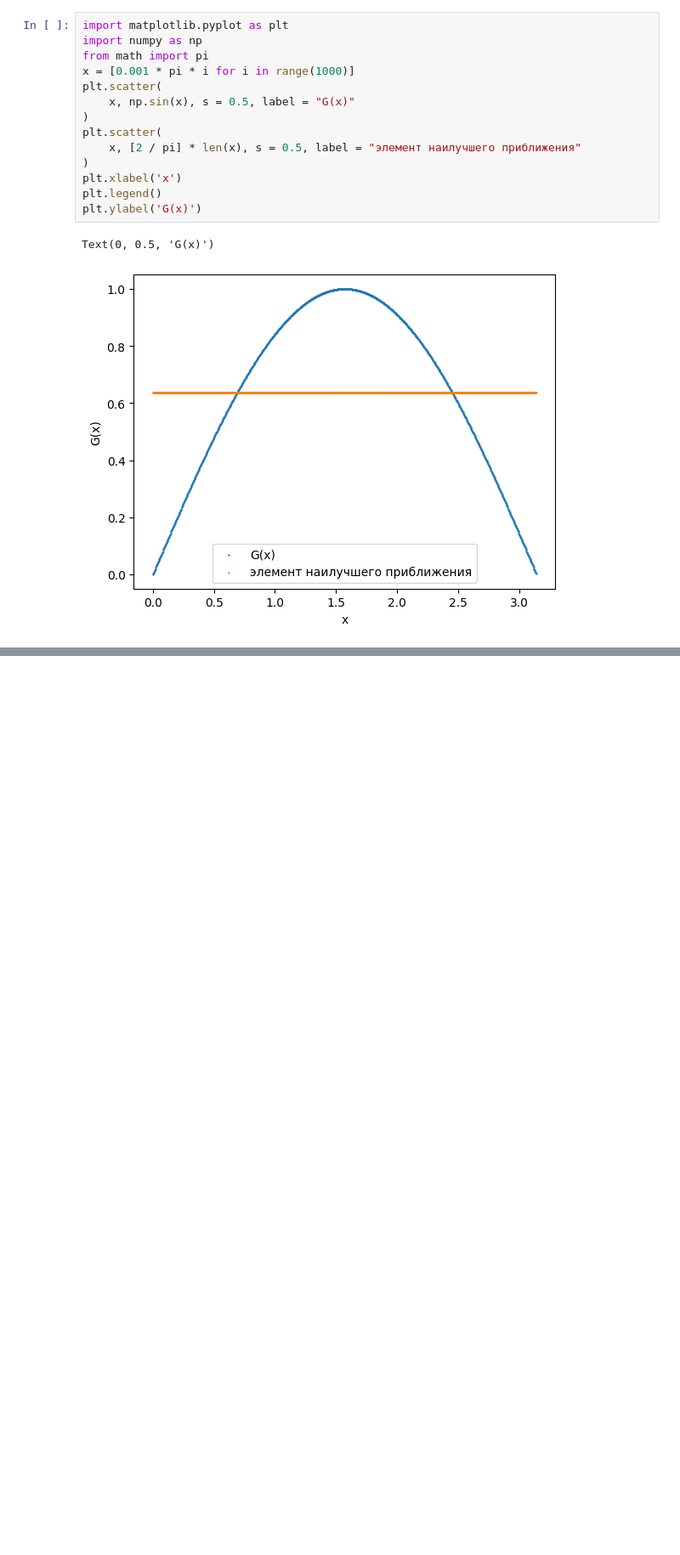
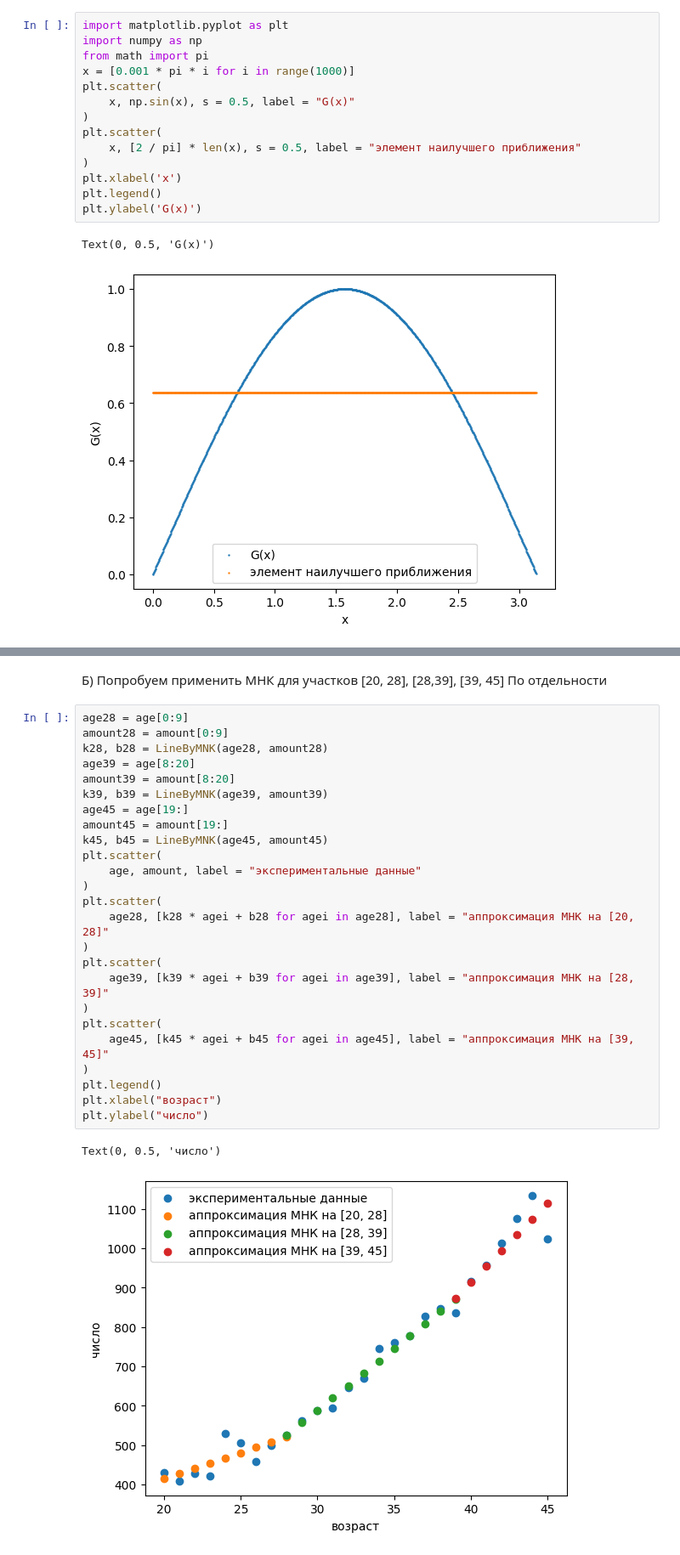
Before and after one commit to stas1404/-, a Jupyter notebook: hoMework3.ipynb, the cells around one changed output, grey strips where cells are left out. Shown at 85% size. Drawn from its saved outputs; the diff is of its cells as text; blank space fills up the shorter version.

```diff
--- a/hoMework3.ipynb
+++ b/hoMework3.ipynb
@@ -72,0 +170,30 @@ Text(0, 0.5, 'G(x)')
+# %% [markdown]
+Б) Попробуем применить МНК для участков [20, 28], [28,39], [39, 45] По отдельности
+# %%
+age28 = age[0:9]
+amount28 = amount[0:9]
+k28, b28 = LineByMNK(age28, amount28)
+age39 = age[8:20]
+amount39 = amount[8:20]
+k39, b39 = LineByMNK(age39, amount39)
+age45 = age[19:]
+amount45 = amount[19:]
+k45, b45 = LineByMNK(age45, amount45)
+plt.scatter(
+    age, amount, label = "экспериментальные данные"
+)
+plt.scatter(
+    age28, [k28 * agei + b28 for agei in age28], label = "аппроксимация МНК на [20, 28]"
+)
+plt.scatter(
+    age39, [k39 * agei + b39 for agei in age39], label = "аппроксимация МНК на [28, 39]"
+)
+plt.scatter(
+    age45, [k45 * agei + b45 for agei in age45], label = "аппроксимация МНК на [39, 45]"
+)
+plt.legend()
+plt.xlabel("возраст")
+plt.ylabel("число")
+# %% [output]
+Text(0, 0.5, 'число')
+[figure, added]
```
Also changed, not shown: parts of 27 cells of this notebook.
